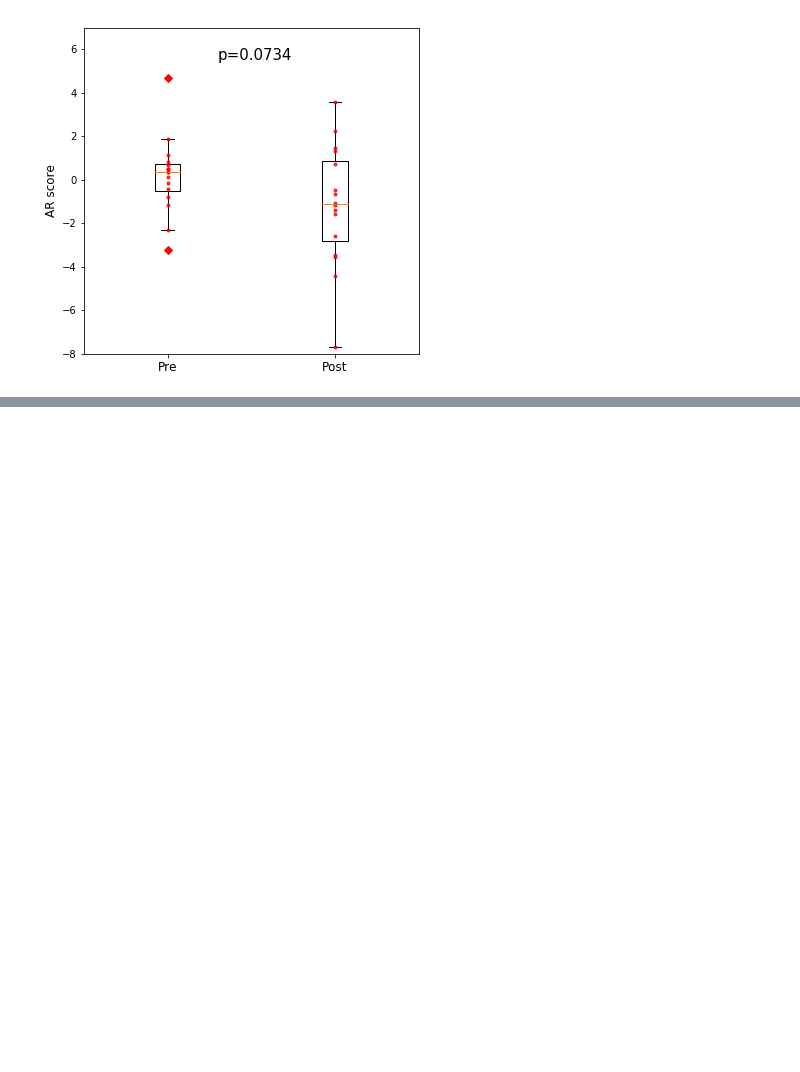
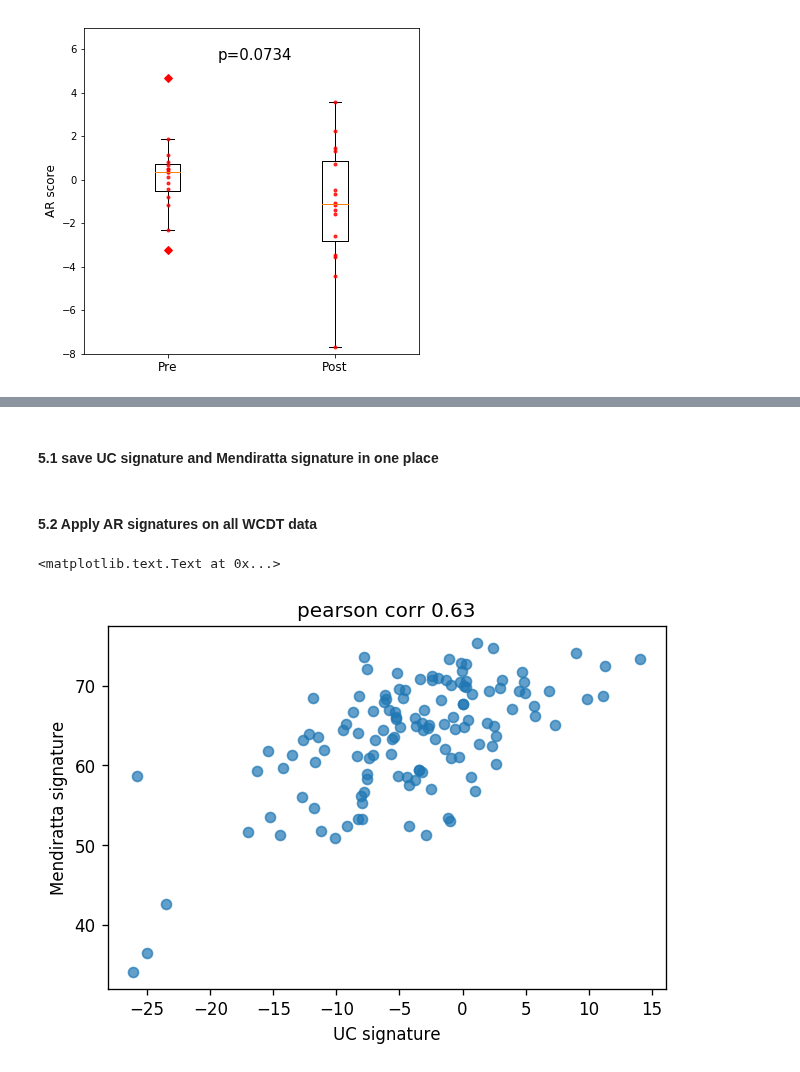
Before and after one commit to MollyZhang/ARsig_python, a Jupyter notebook: ARsig.ipynb, the cells around one changed output, grey strips where cells are left out. Drawn from its saved outputs; the diff is of its cells as text; code cells hidden in the pictures; blank space fills up the shorter version.

```diff
--- a/ARsig.ipynb
+++ b/ARsig.ipynb
@@ -300,0 +315,2 @@ fig.savefig("./results/plots/AR_box.png", dpi=300)
+# %% [markdown]
+#### 5.1 save UC signature and Mendiratta signature in one place
@@ -300,0 +327,10 @@ fig.savefig("./results/plots/AR_box.png", dpi=300)
+# %% [markdown]
+#### 5.2 Apply AR signatures on all WCDT data
+# %%
+WCDT_df = pd.read_csv("./data/WCDT_mRNA.tsv",
+                      delimiter="\t", index_col="gene_id").T
+sig_df = pd.read_csv("./results/AR_signatures.csv", index_col="gene")
+WCDT_df = WCDT_df[sig_df.index]
+assert(WCDT_df.shape[1] == sig_df.shape[0])
+assert(list(WCDT_df.columns)==list(sig_df.index))
+sig_scores = WCDT_df.dot(sig_df)
@@ -300,0 +339,10 @@ fig.savefig("./results/plots/AR_box.png", dpi=300)
+# %%
+plt.figure(dpi=120)
+plt.scatter(sig_scores["UC signature"], sig_scores["Mendiratta signature"], alpha=0.7)
+plt.xlabel("UC signature")
+plt.ylabel("Mendiratta signature")
+plt.title("pearson corr %.2f" %stats.pearsonr(
+    sig_scores["UC signature"], sig_scores["Mendiratta signature"])[0])
+# %% [output]
+<matplotlib.text.Text at 0x...>
+[figure, added]
```
Also changed, not shown: parts of 9 cells of this notebook, 2 other files.
